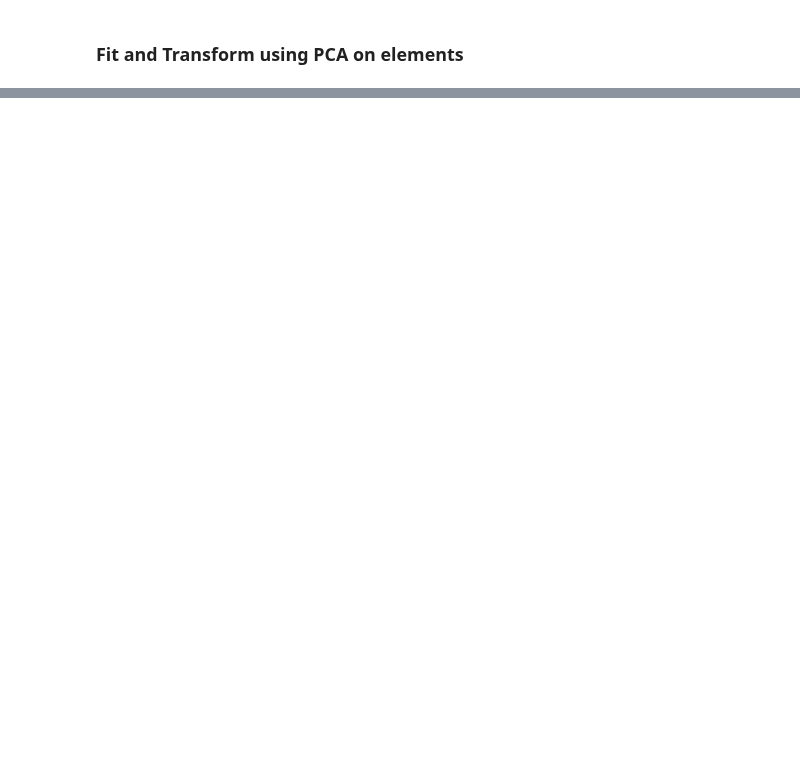
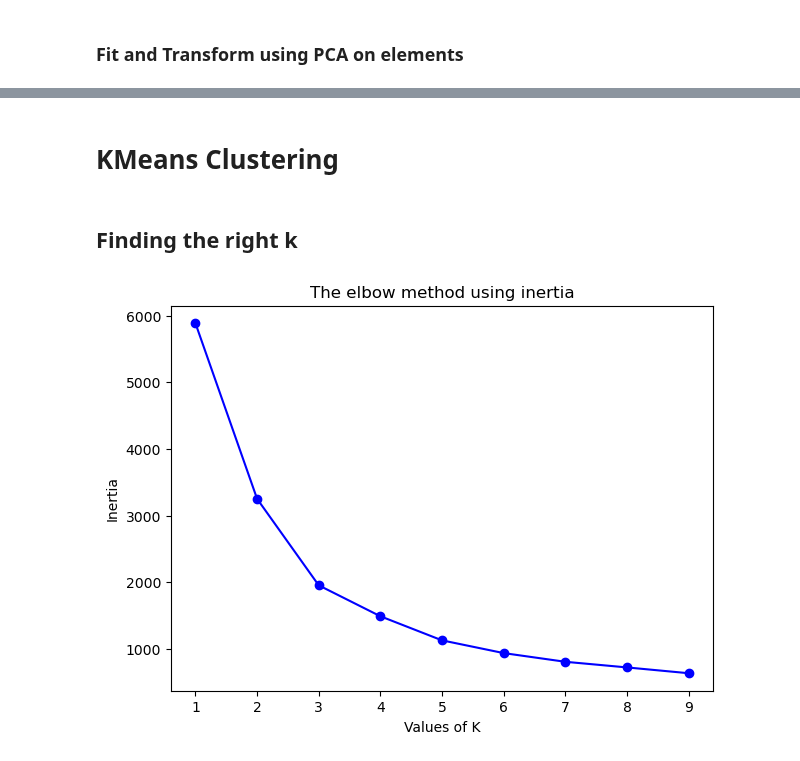
Before and after one commit to Ashish-Sasna/CMT-GSC-AI, a Jupyter notebook: Stream sediments.ipynb, the cells around one changed output, grey strips where cells are left out. Cells and saved outputs as stored; diff of their text form; code cells hidden in the pictures; blank space fills up the shorter version.

```diff
--- a/Stream sediments.ipynb
+++ b/Stream sediments.ipynb
@@ -547,7 +435,0 @@ plt.show()
-# %%
-km = KMeans(
-    n_clusters=3, init='random',
-    n_init=10, max_iter=300,
-    tol=1e-03, random_state=0
-)
-y_km = km.fit_predict(pca_chem_df[['PC1', 'PC2', 'PC3', 'PC4']])
@@ -732,0 +436,9 @@ top_10_var_df.head()
+# %%
+pca = PCA(n_components=3)
+pca_elem = pca.fit_transform(norm_str_elem_df)
+# %%
+pca_str_sed_df = pd.concat([norm_str_sed_data[['gid', 'longitude', 'latitude', 'interpolated_elevation',
+                                               'interpolated_bouger_anomaly', 'interpolated_magnetic_anomaly']],
+                        pd.DataFrame(pca_elem, columns=['PC1', 'PC2', 'PC3'])],
+                       axis=1)
+pca_str_sed_df.head()
@@ -732,0 +452,25 @@ top_10_var_df.head()
+# %% [markdown]
+# KMeans Clustering
+# %% [markdown]
+## Finding the right k
+# %%
+inertia = []                                     ## Sum-of-squared distances
+for k in range(1, 10):
+    km = KMeans(
+        n_clusters=k, init='random',
+        n_init=10, max_iter=300,
+        tol=1e-03, random_state=0
+    )
+    km.fit_predict(pca_str_sed_df[['PC1', 'PC2']])
+    inertia.append(km.inertia_)
+
+plt.figure(figsize=(7,5))
+plt.plot(range(1, 10),
+         inertia,
+         'bo-')
+plt.xlabel('Values of K')
+plt.ylabel('Inertia')
+plt.title('The elbow method using inertia')
+plt.show()
+# %% [output]
+[figure, added]
```
Also changed, not shown: parts of 64 cells of this notebook, 7 other files.
